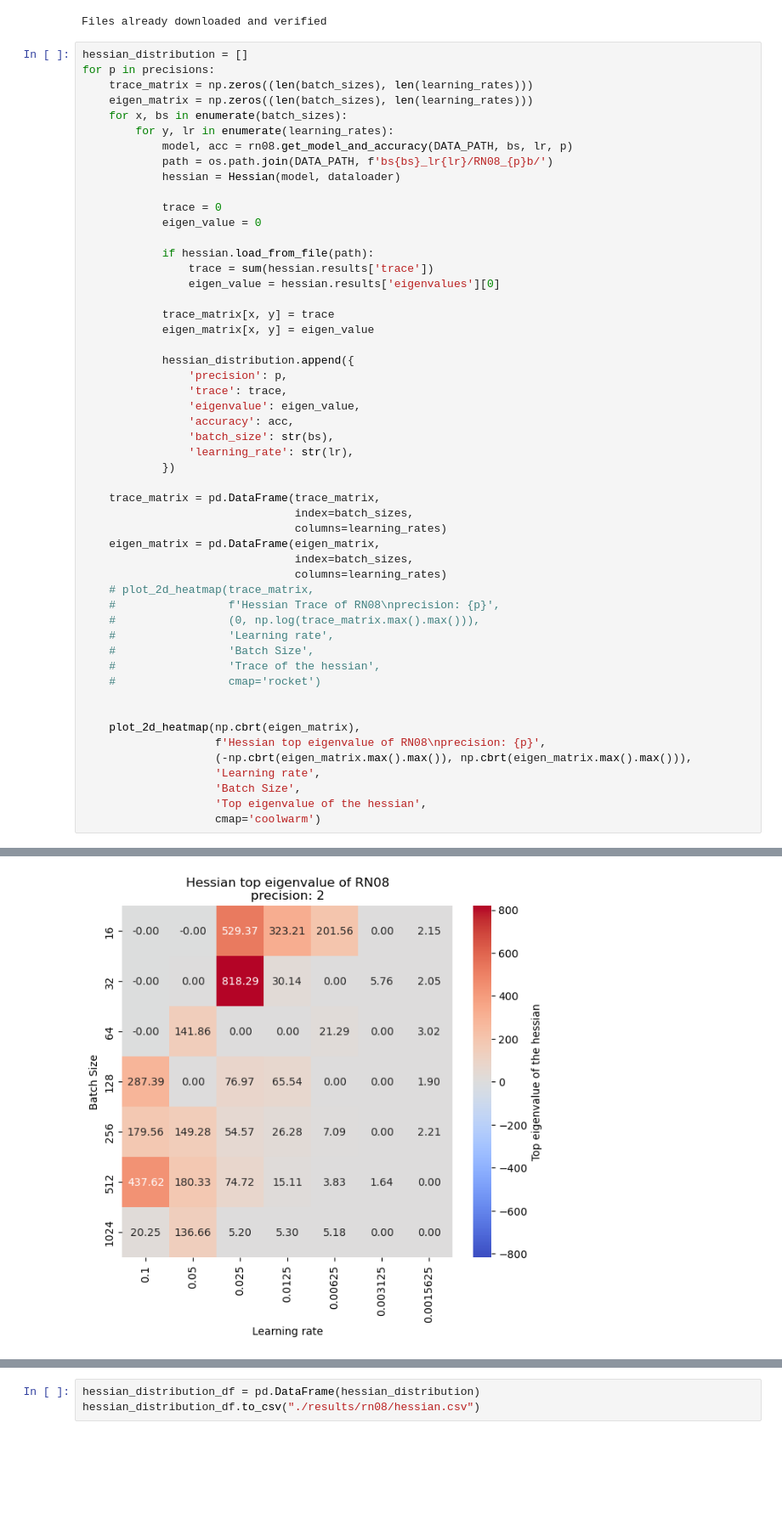
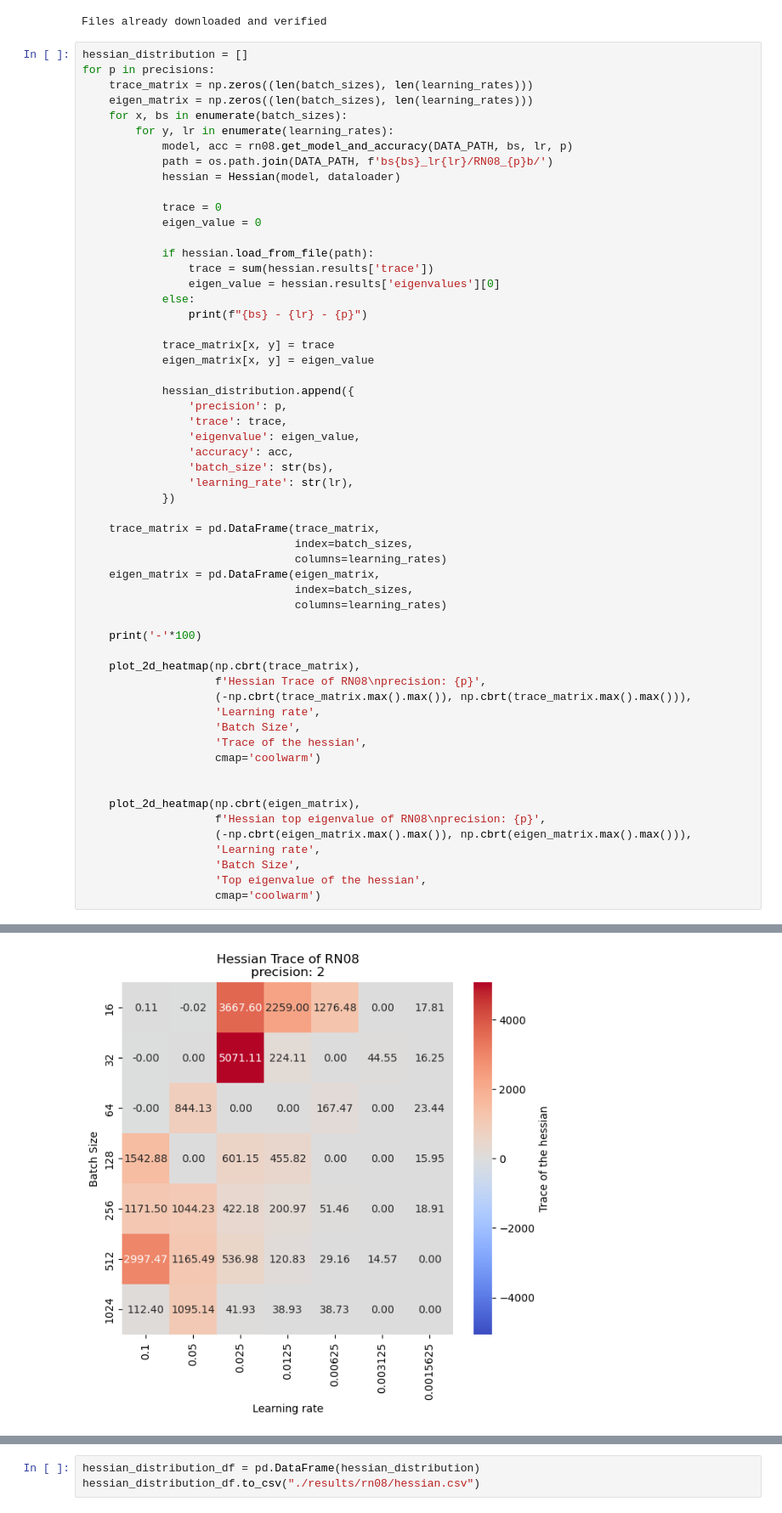
Before and after one commit to Vis4SciML/loss_landscape_taxonomy, a Jupyter notebook: workspace/notebooks/hessian_analysis.ipynb, the cells around one changed output, grey strips where cells are left out. Shown at 85% size. Cells and saved outputs as stored; diff of their text form; blank space fills up the shorter version.

```diff
--- a/workspace/notebooks/hessian_analysis.ipynb
+++ b/workspace/notebooks/hessian_analysis.ipynb
@@ -115,6 +115,8 @@ for p in precisions:
             if hessian.load_from_file(path):
                 trace = sum(hessian.results['trace'])
                 eigen_value = hessian.results['eigenvalues'][0]
+            else:
+                print(f"{bs} - {lr} - {p}")
 
             trace_matrix[x, y] = trace
             eigen_matrix[x, y] = eigen_value
@@ -134,13 +136,16 @@ for p in precisions:
     eigen_matrix = pd.DataFrame(eigen_matrix,
                                 index=batch_sizes,
                                 columns=learning_rates)
-    # plot_2d_heatmap(trace_matrix,
-    #                 f'Hessian Trace of RN08\nprecision: {p}',
-    #                 (0, np.log(trace_matrix.max().max())),
-    #                 'Learning rate',
-    #                 'Batch Size',
-    #                 'Trace of the hessian',
-    #                 cmap='rocket')
+
+    print('-'*100)
+
+    plot_2d_heatmap(np.cbrt(trace_matrix),
+                    f'Hessian Trace of RN08\nprecision: {p}',
+                    (-np.cbrt(trace_matrix.max().max()), np.cbrt(trace_matrix.max().max())),
+                    'Learning rate',
+                    'Batch Size',
+                    'Trace of the hessian',
+                    cmap='coolwarm')
 
 
     plot_2d_heatmap(np.cbrt(eigen_matrix),
@@ -171 +176 @@ File hessian.pkl not found!
-[figure, old version]
+[figure, new version]
```
Also changed, not shown: parts of 1 cell of this notebook, 8 other files.
